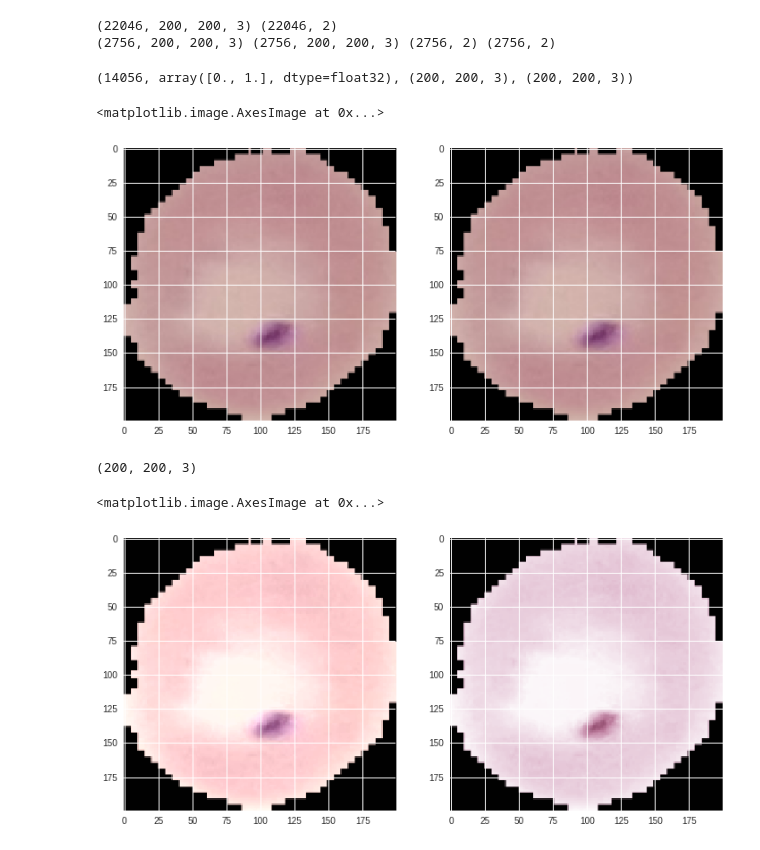
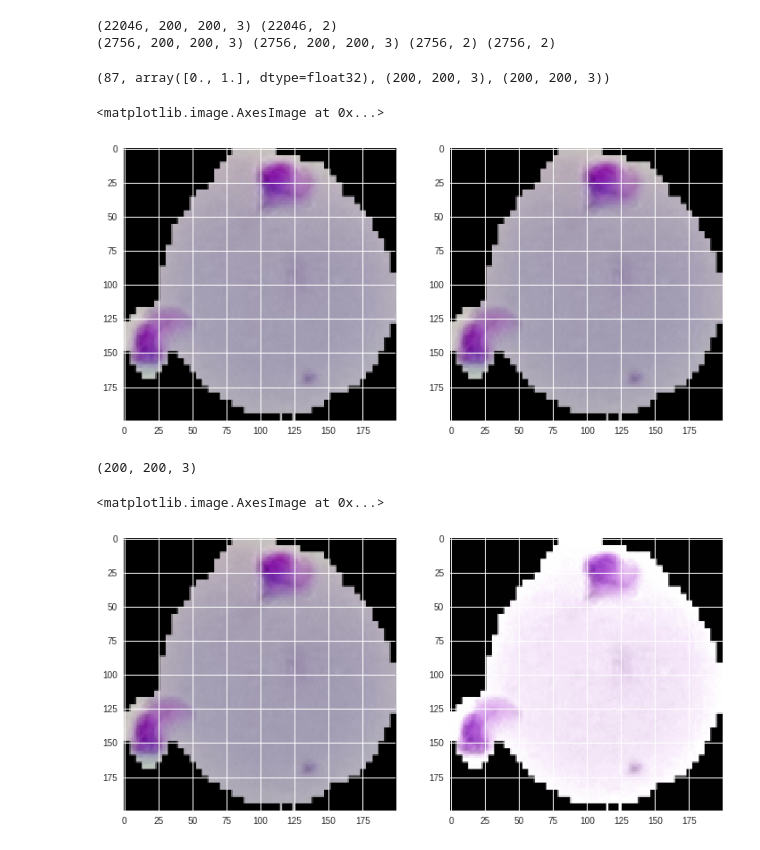
Before and after one commit to hasibzunair/neuralwhat, a Jupyter notebook: colabs/stain_normalization.ipynb, the cells around one changed output. Saved outputs shown, nothing was run; the diff lists cells and outputs as text; code cells hidden in the pictures.

```diff
--- a/colabs/stain_normalization.ipynb
+++ b/colabs/stain_normalization.ipynb
@@ -107,13 +110,13 @@ print(x_val.shape, x_test.shape, y_val.shape, y_test.shape)
 idx = random.randint(0, len(x_train))
 
 # random image from training set
-x = 14980
+x = 12101
 img = x_train[x]
 img_transform = x_train[x]
 
 idx, y_train[idx], img.shape, img_t.shape
 # %% [output]
-(14056, array([0., 1.], dtype=float32), (200, 200, 3), (200, 200, 3))
+(87, array([0., 1.], dtype=float32), (200, 200, 3), (200, 200, 3))
 # %%
 # plot it
 fig=plt.figure(figsize=(12, 12))
@@ -124,7 +127,7 @@ ax2 = fig.add_subplot(1,2,2)
 ax2.imshow(np.squeeze(img_transform))
 # %% [output]
 <matplotlib.image.AxesImage at 0x...>
-[figure, old version]
+[figure, new version]
 # %%
 # Read data
 #target = staintools.read_image("./data/my_target_image.png")
@@ -148,10 +151,10 @@ transformed.shape
 # %%
 fig=plt.figure(figsize=(12, 12))
 ax1 = fig.add_subplot(1,2,1)
 
-ax1.imshow(np.squeeze(target))
+ax1.imshow(np.squeeze(img))
 ax2 = fig.add_subplot(1,2,2)
 ax2.imshow(np.squeeze(transformed))
 # %% [output]
 <matplotlib.image.AxesImage at 0x...>
-[figure, old version]
+[figure, new version]
```
Also changed, not shown: parts of 3 cells of this notebook.
